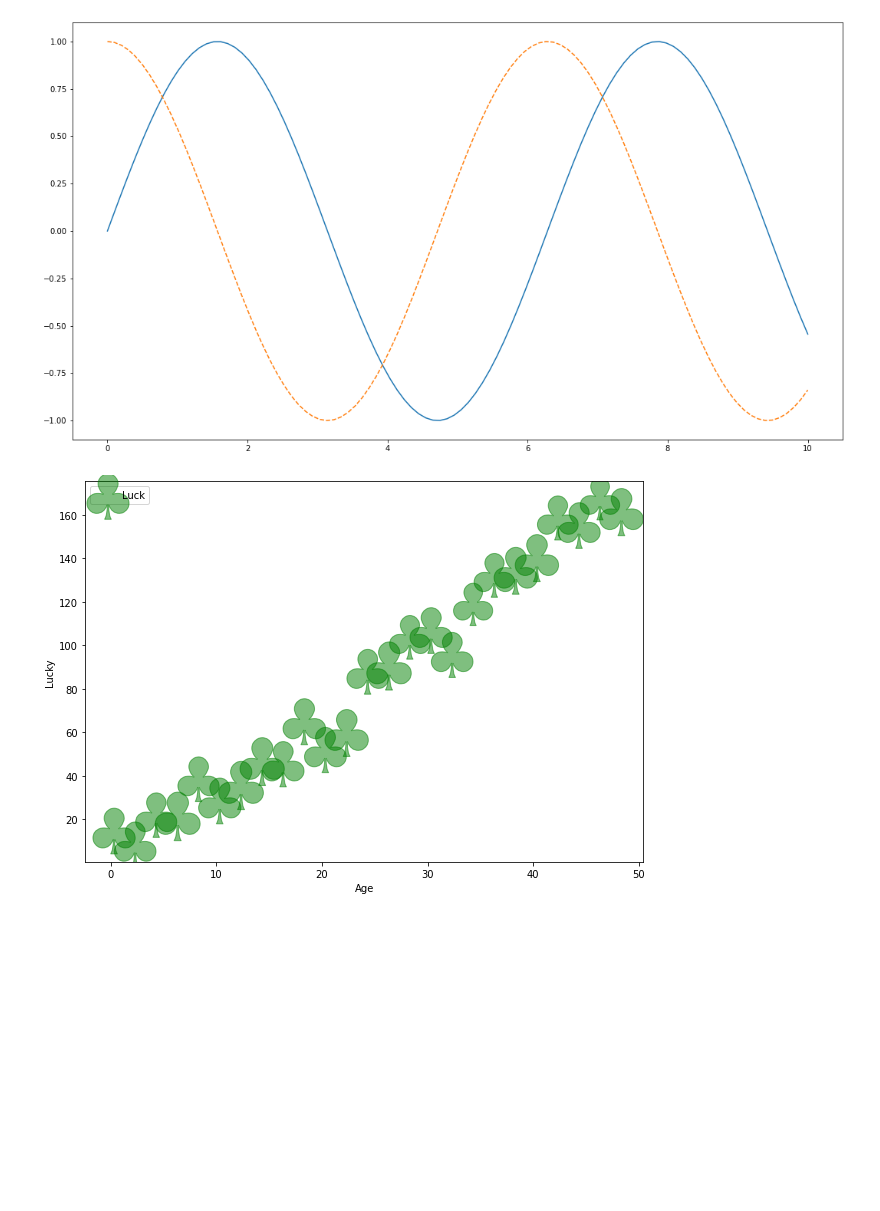
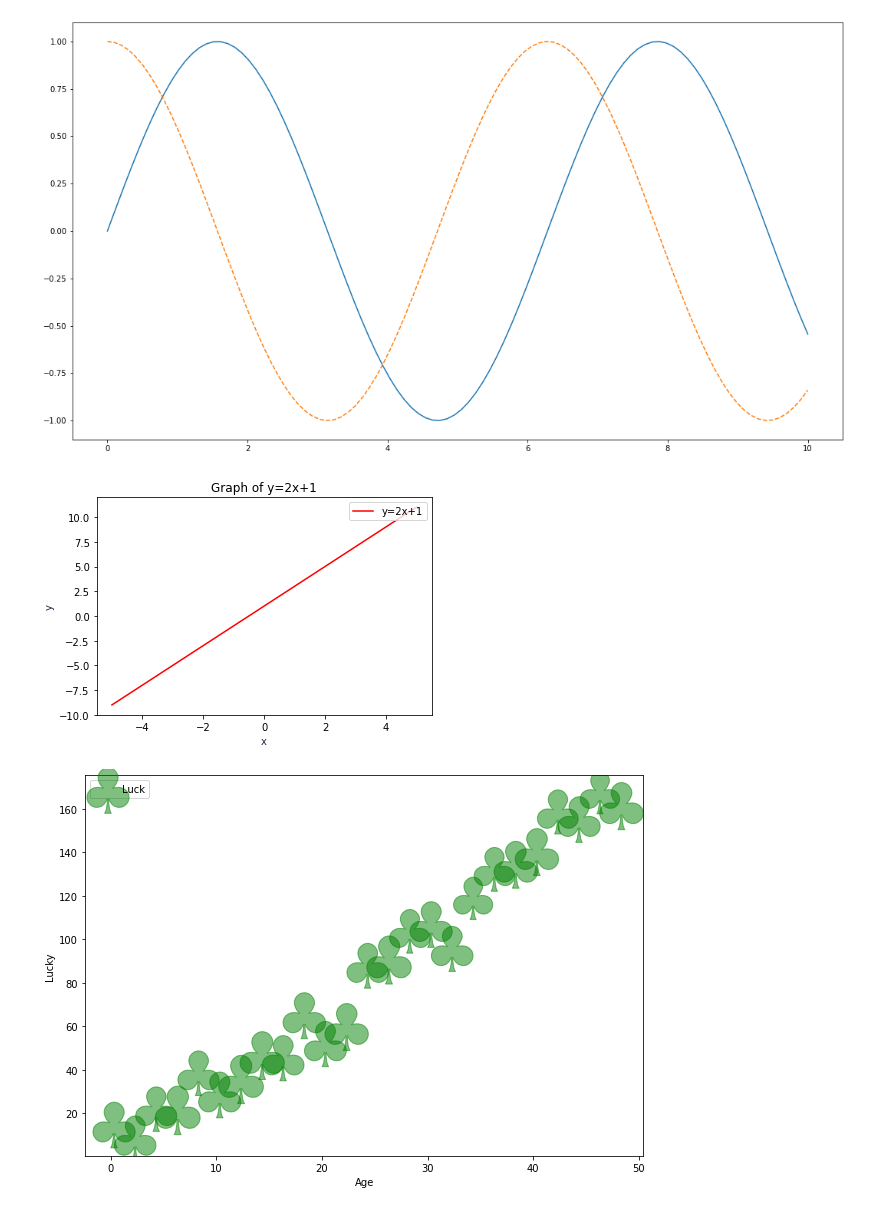
Before and after one commit to Frenz86/formart, a Jupyter notebook: Less06/02_short_Matplotlib.ipynb, the cells around one changed output. Drawn from its saved outputs; the diff is of its cells as text; code cells hidden in the pictures; blank space fills up the shorter version.

```diff
--- a/Less06/02_short_Matplotlib.ipynb
+++ b/Less06/02_short_Matplotlib.ipynb
@@ -145,6 +145,20 @@ plt.plot(x,z, '--');
 plt.savefig('test.png')
 # %% [output]
 [figure]
+# %%
+import matplotlib.pyplot as plt
+import numpy as np
+x = np.linspace(-5,5,100)
+y = 2*x+1
+plt.plot(x, y, '-r', label='y=2x+1')
+plt.title('Graph of y=2x+1')
+plt.xlabel('x', color='#1C2843' )
+plt.ylabel('y', color='#1C2843')
+plt.legend(loc='upper right')
+#plt.grid()
+plt.show()
+# %% [output]
+[figure, added]
 # %%
 import matplotlib.pyplot as plt
 import numpy as np
```
Also changed, not shown: 1 other file.
